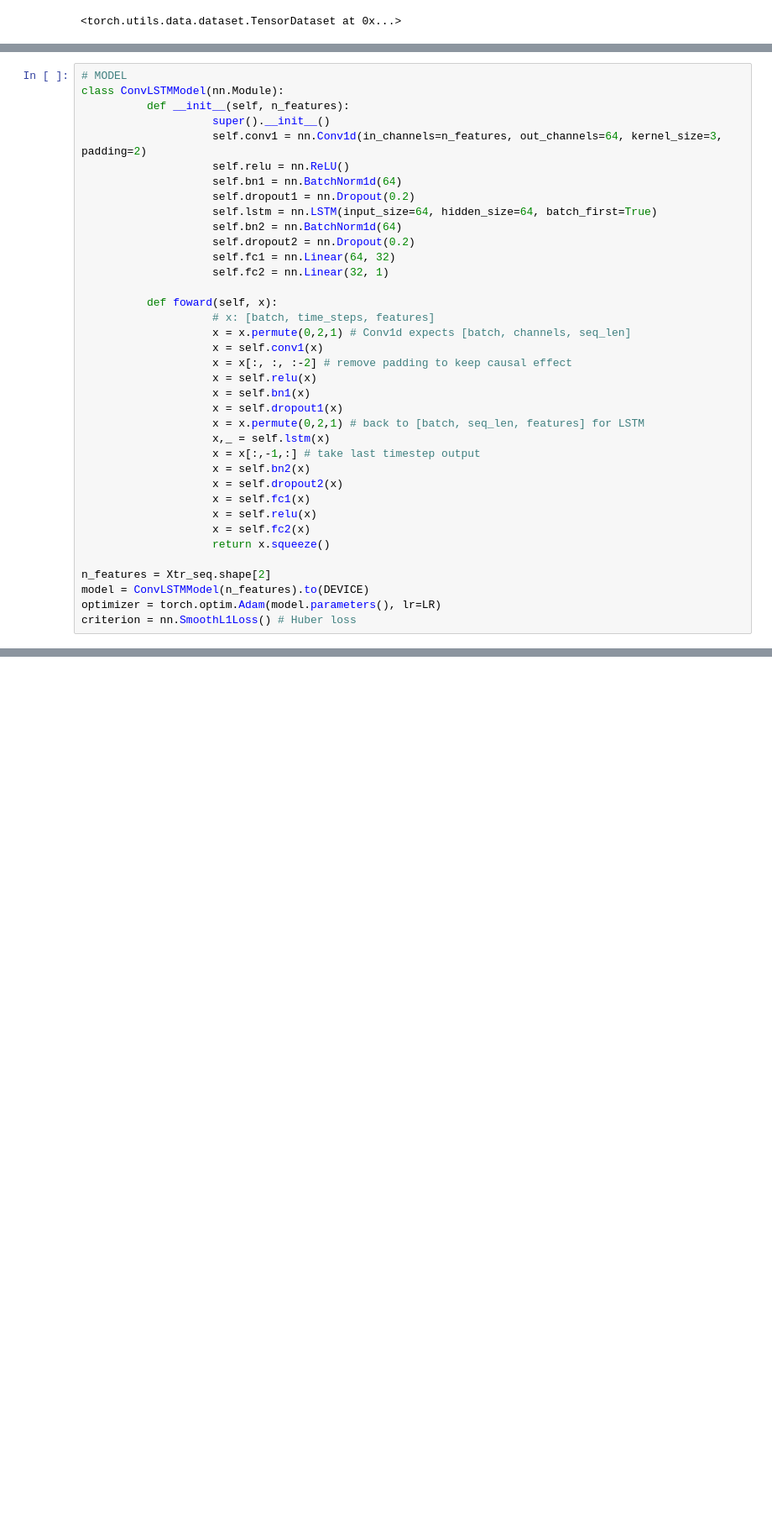
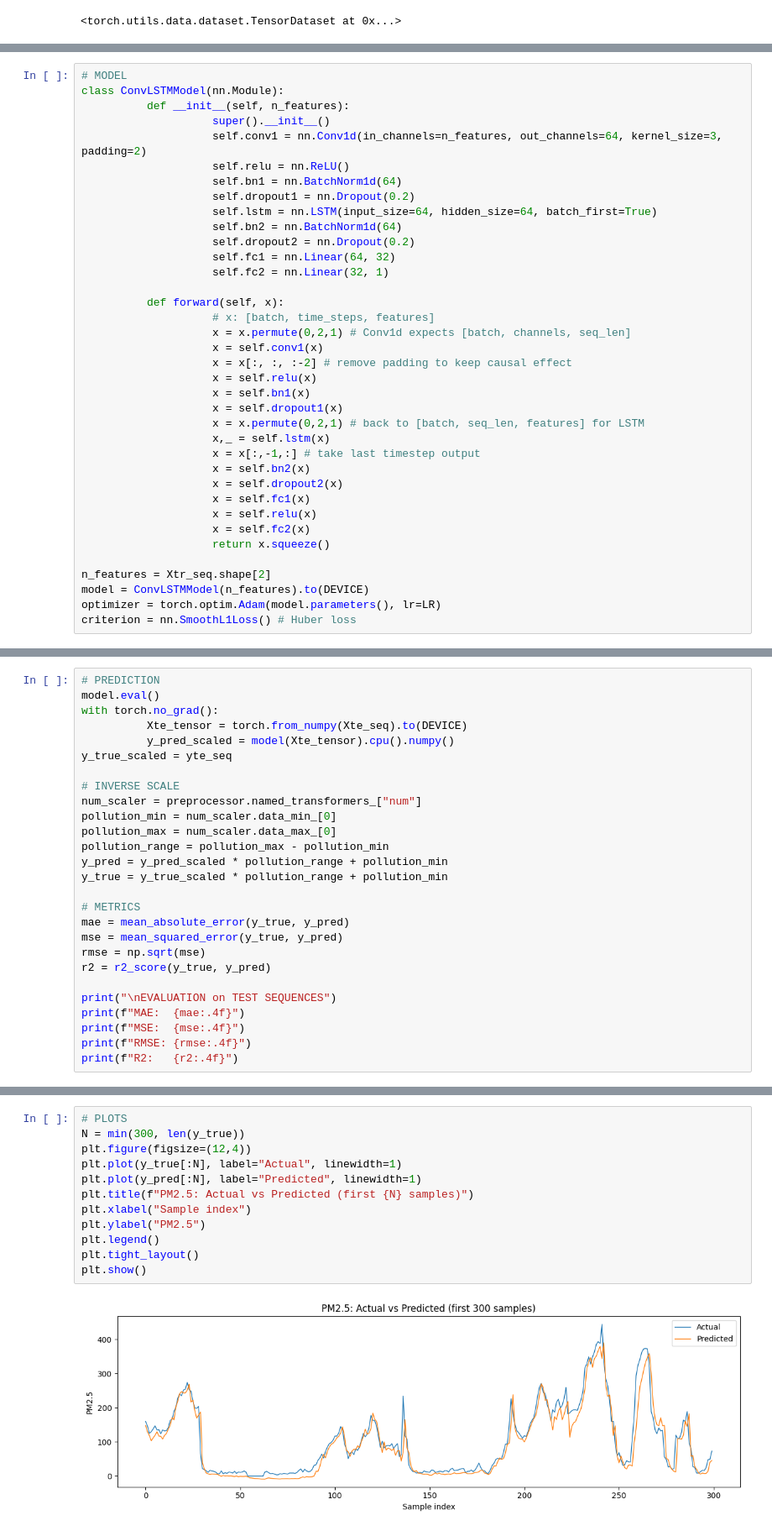
Before and after one commit to LeonardoMdSACode/Air-Pollution-Forecast, a Jupyter notebook: Pollution_Multivariate_PyTorch.ipynb, the cells around one changed output, grey strips where cells are left out. Shown: that part at 84% size. Drawn from its saved outputs; the diff is of its cells as text; blank space fills up the shorter version.

Commit message:
Finished PyTorch & started classic regression

```diff
--- a/Pollution_Multivariate_PyTorch.ipynb
+++ b/Pollution_Multivariate_PyTorch.ipynb
@@ -186,7 +187,7 @@ class ConvLSTMModel(nn.Module):
                     self.fc1 = nn.Linear(64, 32)
                     self.fc2 = nn.Linear(32, 1)
 
-          def foward(self, x):
+          def forward(self, x):
                     # x: [batch, time_steps, features]
                     x = x.permute(0,2,1) # Conv1d expects [batch, channels, seq_len]
                     x = self.conv1(x)
@@ -212,0 +280,27 @@ criterion = nn.SmoothL1Loss() # Huber loss
+# %%
+# PREDICTION
+model.eval()
+with torch.no_grad():
+          Xte_tensor = torch.from_numpy(Xte_seq).to(DEVICE)
+          y_pred_scaled = model(Xte_tensor).cpu().numpy()
+y_true_scaled = yte_seq
+
+# INVERSE SCALE
+num_scaler = preprocessor.named_transformers_["num"]
+pollution_min = num_scaler.data_min_[0]
+pollution_max = num_scaler.data_max_[0]
+pollution_range = pollution_max - pollution_min
+y_pred = y_pred_scaled * pollution_range + pollution_min
+y_true = y_true_scaled * pollution_range + pollution_min
+
+# METRICS
+mae = mean_absolute_error(y_true, y_pred)
+mse = mean_squared_error(y_true, y_pred)
+rmse = np.sqrt(mse)
+r2 = r2_score(y_true, y_pred)
+
+print("\nEVALUATION on TEST SEQUENCES")
+print(f"MAE:  {mae:.4f}")
+print(f"MSE:  {mse:.4f}")
+print(f"RMSE: {rmse:.4f}")
+print(f"R2:   {r2:.4f}")
@@ -212,0 +313,14 @@ criterion = nn.SmoothL1Loss() # Huber loss
+# %%
+# PLOTS
+N = min(300, len(y_true))
+plt.figure(figsize=(12,4))
+plt.plot(y_true[:N], label="Actual", linewidth=1)
+plt.plot(y_pred[:N], label="Predicted", linewidth=1)
+plt.title(f"PM2.5: Actual vs Predicted (first {N} samples)")
+plt.xlabel("Sample index")
+plt.ylabel("PM2.5")
+plt.legend()
+plt.tight_layout()
+plt.show()
+# %% [output]
+[figure, added]
```
Also changed, not shown: parts of 4 cells of this notebook, 2 other files.
